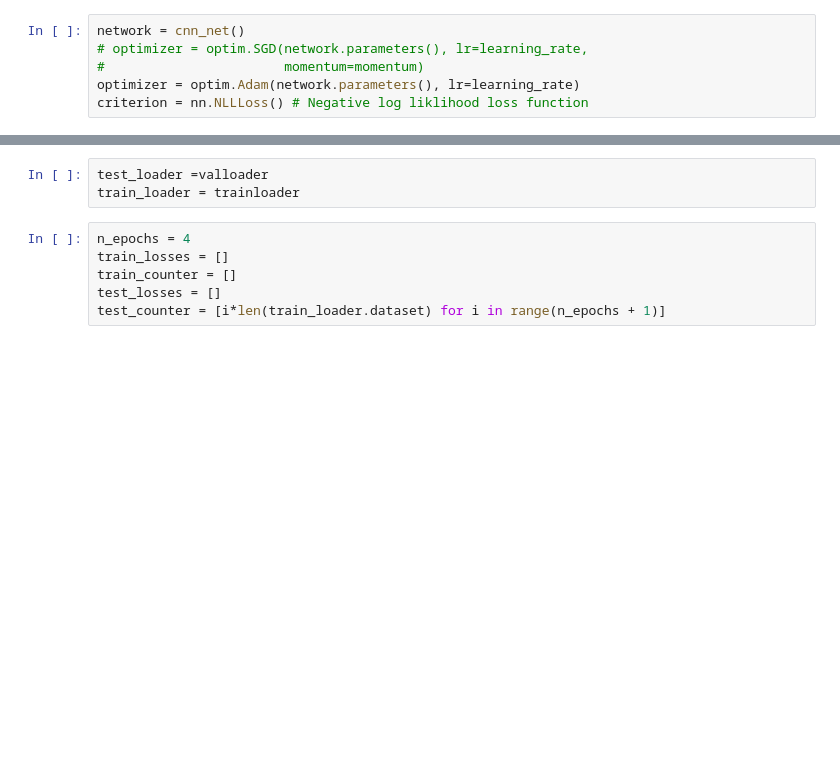
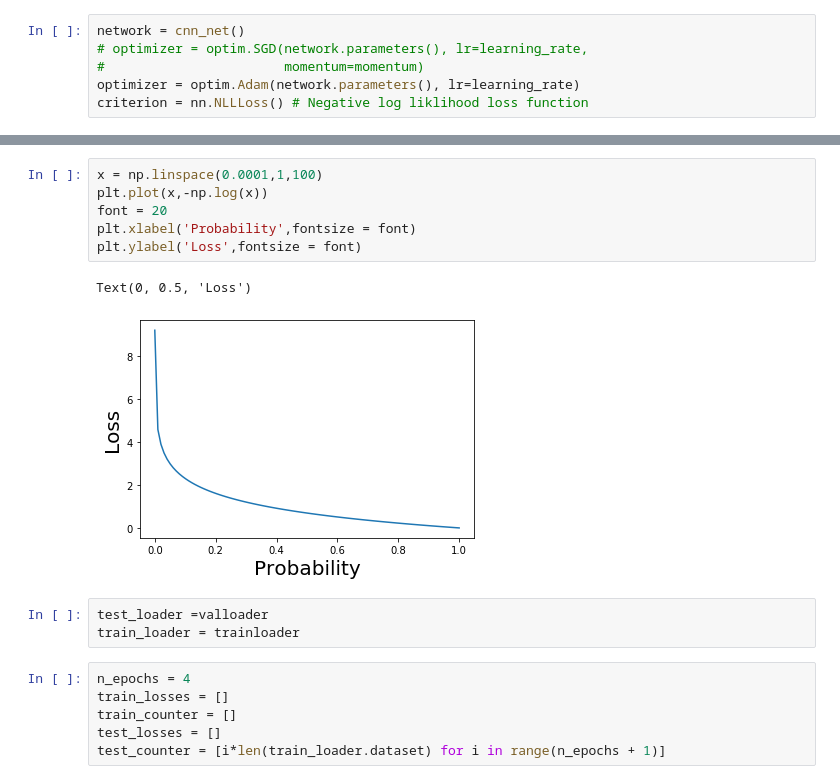
Before and after one commit to yaniyuval/ML1_IAP, a Jupyter notebook: lesson4-CNN.ipynb, the cells around one changed output, grey strips where cells are left out. Saved outputs shown, nothing was run; the diff lists cells and outputs as text; blank space fills up the shorter version.

Commit message:
updating images for lesson4/ updating lesson4/ updating test function lesson3

```diff
--- a/lesson4-CNN.ipynb
+++ b/lesson4-CNN.ipynb
@@ -132,3 +179,12 @@ criterion = nn.NLLLoss() # Negative log liklihood loss function
+# %%
+x = np.linspace(0.0001,1,100)
+plt.plot(x,-np.log(x))
+font = 20
+plt.xlabel('Probability',fontsize = font)
+plt.ylabel('Loss',fontsize = font)
+# %% [output]
+Text(0, 0.5, 'Loss')
+[figure, added]
 # %%
 test_loader =valloader
 train_loader = trainloader
```
Also changed, not shown: parts of 47 cells of this notebook, 3 other files.
